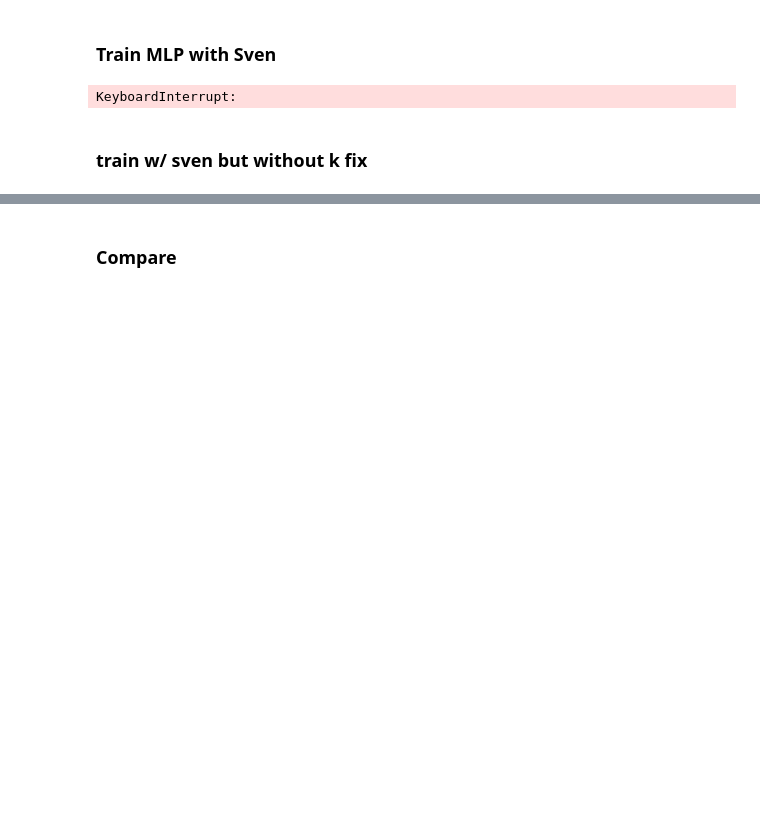
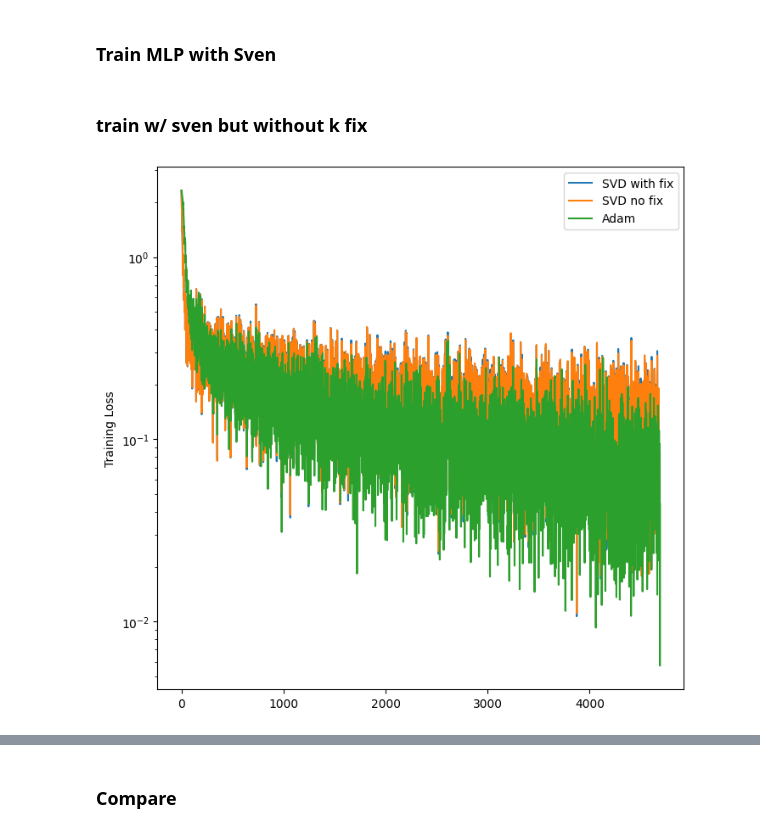
Before and after one commit to sambt/sven-experiments, a Jupyter notebook: notebooks_new/mnist_testing.ipynb, the cells around one changed output, grey strips where cells are left out. Drawn from its saved outputs; the diff is of its cells as text; code cells hidden in the pictures; blank space fills up the shorter version.

```diff
--- a/notebooks_new/mnist_testing.ipynb
+++ b/notebooks_new/mnist_testing.ipynb
@@ -41,7 +41,7 @@ del mlp_base # free memory
 LOADER_SEED = 645297
 batch_size = 128
 n_epoch = 10
-K = 64
+K = 128
 RTOL = 1e-2
 LR = 0.1
 # %% [markdown]
@@ -88,8 +88,6 @@ model_svd, losses_svd, optimizer = train_loop_svd(model_svd,optimizer,loss_fn,tr
 svd_info = optimizer.svd_info
 
 torch.compiler.reset()
-# %% [output]
-KeyboardInterrupt:
 # %% [markdown]
 ### train w/ sven but without k fix
 # %%
@@ -114,7 +112,17 @@ optimizer = SVDOptimizer(model_svd,lr=LR,k=K,rtol=RTOL,track_svd_info=True,svd_m
 train_loader = DataLoader(mnist.train_dataset, batch_size=batch_size, shuffle=True, generator=torch.Generator().manual_seed(LOADER_SEED),drop_last=True)
 test_loader = DataLoader(mnist.val_dataset, batch_size=256, shuffle=False)
 
-model_svd, losses_svd, optimizer = train_loop_svd(model_svd,optimizer,loss_fn,train_loader,test_loader,n_epoch,device,track_acc=True)
-svd_info = optimizer.svd_info
+model_svd, losses_svd_noFix, optimizer = train_loop_svd(model_svd,optimizer,loss_fn,train_loader,test_loader,n_epoch,device,track_acc=True)
+svd_info_noFix = optimizer.svd_info
 
 torch.compiler.reset()
+# %%
+plt.figure(figsize=(8,8))
+plt.plot(losses_svd['train_batch'],label='SVD with fix')
+plt.plot(losses_svd_noFix['train_batch'],label='SVD no fix')
+plt.plot(losses_adam['train_batch'],label='Adam')
+plt.legend()
+plt.ylabel("Training Loss")
+plt.yscale('log')
+# %% [output]
+[figure, added]
```
Also changed, not shown: parts of 4 cells of this notebook, 7 other files.
